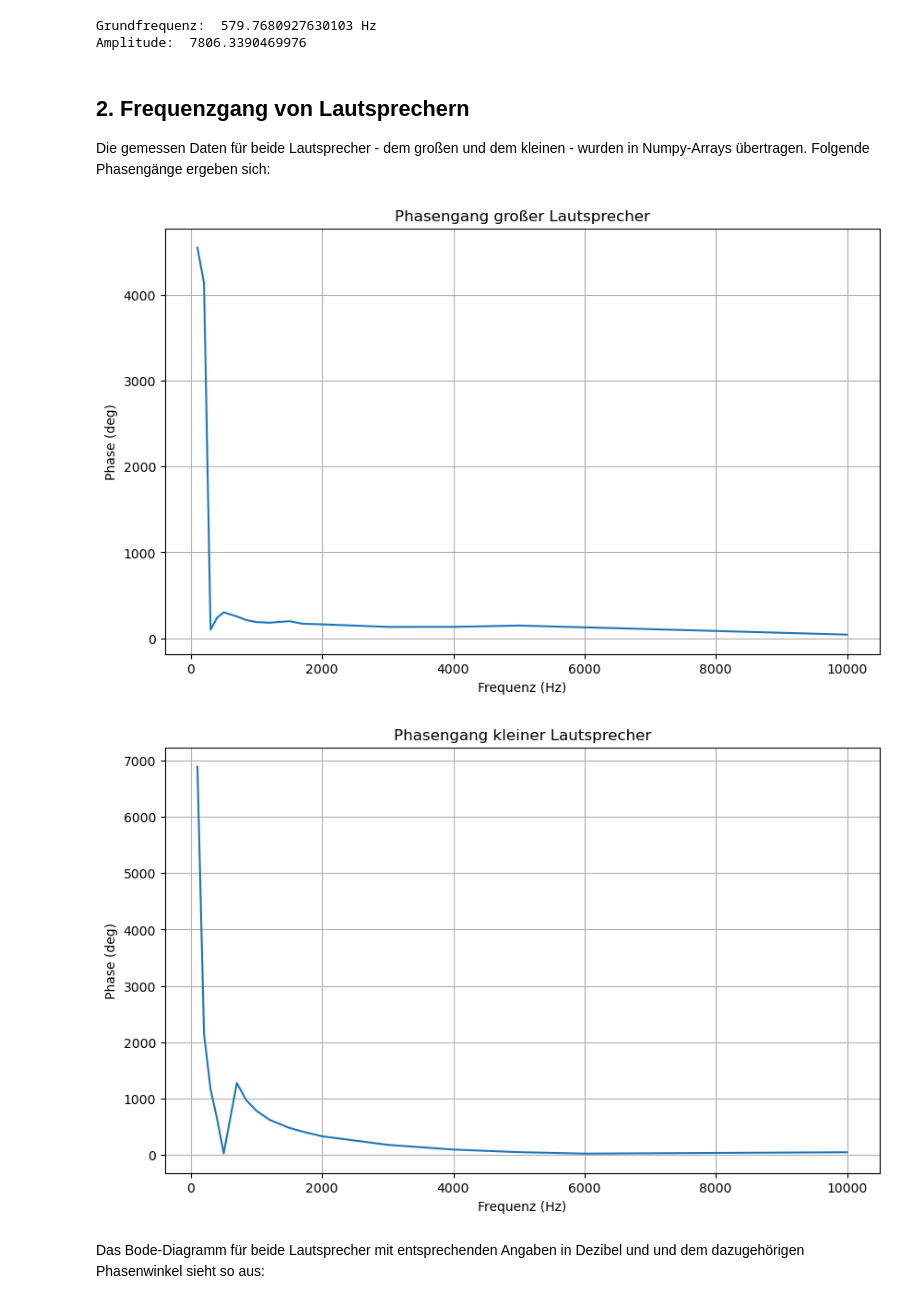
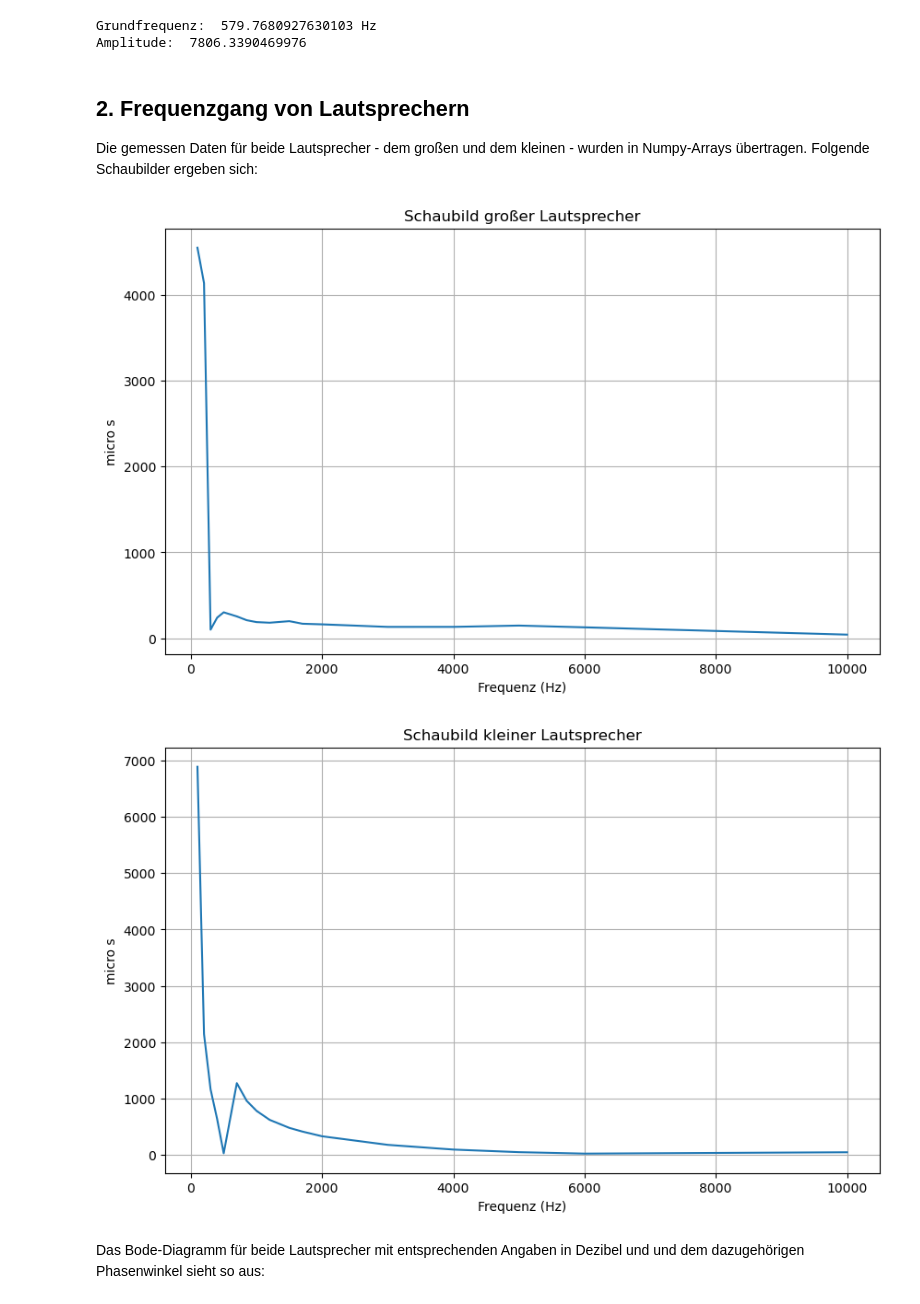
Before and after one commit to patri9ck/sss, a Jupyter notebook: versuch3/versuch3.ipynb, the cells around one changed output. Cells and saved outputs as stored; diff of their text form; code cells hidden in the pictures.

```diff
--- a/versuch3/versuch3.ipynb
+++ b/versuch3/versuch3.ipynb
@@ -104,36 +103,36 @@ Grundfrequenz:  579.7680927630103 Hz
 Amplitude:  7806.3390469976
 # %% [markdown]
 ## 2. Frequenzgang von Lautsprechern
-Die gemessen Daten für beide Lautsprecher - dem großen und dem kleinen - wurden in Numpy-Arrays übertragen. Folgende Phasengänge ergeben sich:
+Die gemessen Daten für beide Lautsprecher - dem großen und dem kleinen - wurden in Numpy-Arrays übertragen. Folgende Schaubilder ergeben sich:
 # %%
 frequencies_gross = np.array([100, 200, 300, 400, 500, 700, 850, 1000, 1200, 1500, 1700, 2000, 3000, 4000, 5000, 6000, 10000]) # Hz
 a_peak_gross = np.array([1.501, 1.484, 1.484, 1.506, 1.506, 1.506, 1.506, 1.506, 1.506, 1.506, 1.501, 1.501, 1.519, 1.519, 1.501, 1.519, 1.484]) # V
 b_peak_gross = np.array([31.99, 109, 84.74, 59.67, 48.43, 34.58, 31.99, 33.72, 30.71, 28.98, 29.42, 28.55, 26.39, 42.39, 25.95, 25.96, 18.51]) * 1000 # V
 phase_shift_gross = np.array([4550, 4138, 99.68, 239.6, 302.1, 254.3, 210.1, 188, 180.7, 199.1, 169, 161.7, 132.2, 132.4, 147.4, 127.1, 42.17]) # micro s
 
 frequencies_klein = np.array([100, 200, 300, 400, 500, 700, 850, 1000, 1200, 1500, 1700, 2000, 3000, 4000, 5000, 6000, 10000])
 a_peak_klein = np.array([1.5, 1.5, 1.5, 1.517, 1.5, 1.5, 1.5, 1.5, 1.5, 1.5, 1.5, 1.5, 1.517, 1.5, 1.5, 1.5, 1.517])
 b_peak_klein = np.array([12.12, 18.18, 28.57, 54.98, 82.69, 43.29, 38.1, 29.87, 25.11, 27.27, 25.98, 26.41, 32.04, 21.21, 22.08, 14.29, 16.88]) * 1000
 phase_shift_klein = np.array([6888, 2147, 1166, 639.2, 31.85, 1276, 963.1, 785.4, 625.4, 482.7, 417.4, 333.7, 181.8, 98.01, 52.09, 26.32, 50.25])
 
 plt.figure(figsize=(10, 6))
 plt.plot(frequencies_gross, phase_shift_gross)
-plt.title("Phasengang großer Lautsprecher")
+plt.title("Schaubild großer Lautsprecher")
 plt.xlabel("Frequenz (Hz)")
-plt.ylabel("Phase (deg)")
+plt.ylabel("micro s")
 plt.grid()
 plt.show()
 
 plt.figure(figsize=(10, 6))
 plt.plot(frequencies_klein, phase_shift_klein)
-plt.title("Phasengang kleiner Lautsprecher")
+plt.title("Schaubild kleiner Lautsprecher")
 plt.xlabel("Frequenz (Hz)")
-plt.ylabel("Phase (deg)")
+plt.ylabel("micro s")
 plt.grid()
 plt.show()
 # %% [output]
-[figure, old version]
+[figure, new version]
-[figure, old version]
+[figure, new version]
 # %% [markdown]
 Das Bode-Diagramm für beide Lautsprecher mit entsprechenden Angaben in Dezibel und und dem dazugehörigen Phasenwinkel sieht so aus:
 # %%
```
Also changed, not shown: parts of 4 cells of this notebook, 1 other file.
